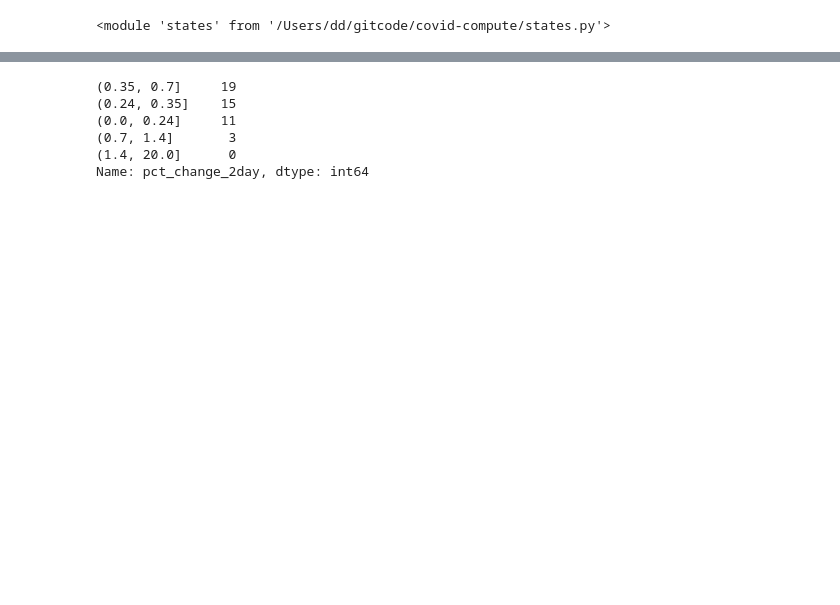
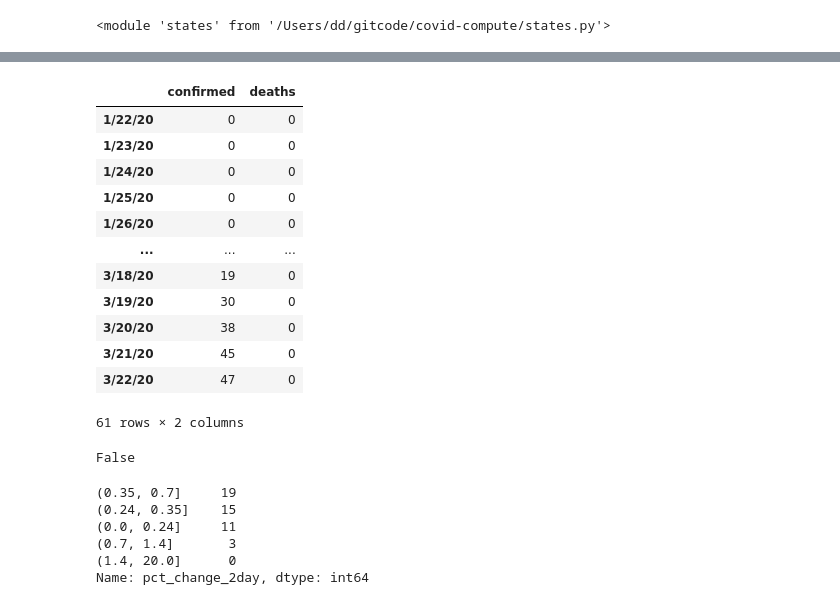
Before and after one commit to nearwalden/covid-compute, a Jupyter notebook: testing.ipynb, the cells around one changed output, grey strips where cells are left out. Drawn from its saved outputs; the diff is of its cells as text; code cells hidden in the pictures; blank space fills up the shorter version.

```diff
--- a/testing.ipynb
+++ b/testing.ipynb
@@ -56,0 +55,22 @@ df.iloc[-6:-3]
+# %%
+d = cd.states['DE']
+# %%
+d
+# %% [output]
+|  | confirmed | deaths |
+| 1/22/20 | 0 | 0 |
+| 1/23/20 | 0 | 0 |
+| 1/24/20 | 0 | 0 |
+| 1/25/20 | 0 | 0 |
+| 1/26/20 | 0 | 0 |
+| ... | ... | ... |
+| 3/18/20 | 19 | 0 |
+| 3/19/20 | 30 | 0 |
+| 3/20/20 | 38 | 0 |
+| 3/21/20 | 45 | 0 |
+| 3/22/20 | 47 | 0 |
+61 rows × 2 columns
+# %%
+mp[-1] > mp[-2]
+# %% [output]
+False
```
Also changed, not shown: parts of 11 cells of this notebook, 4 other files.
